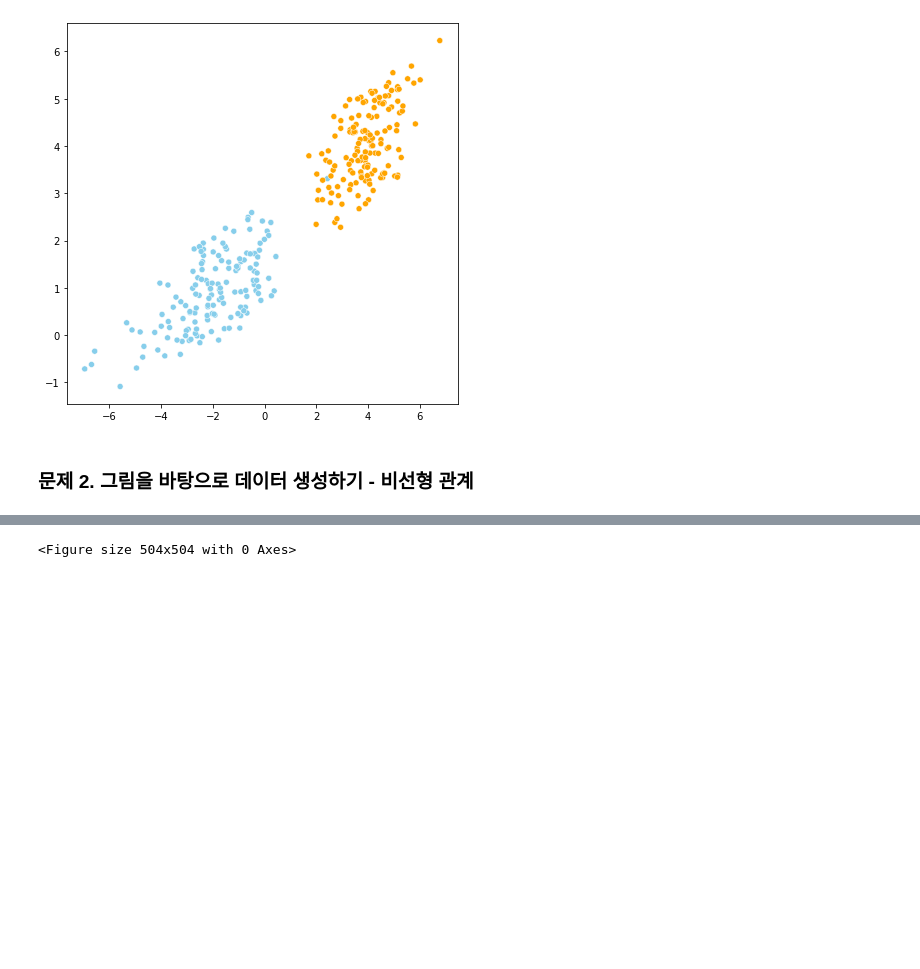
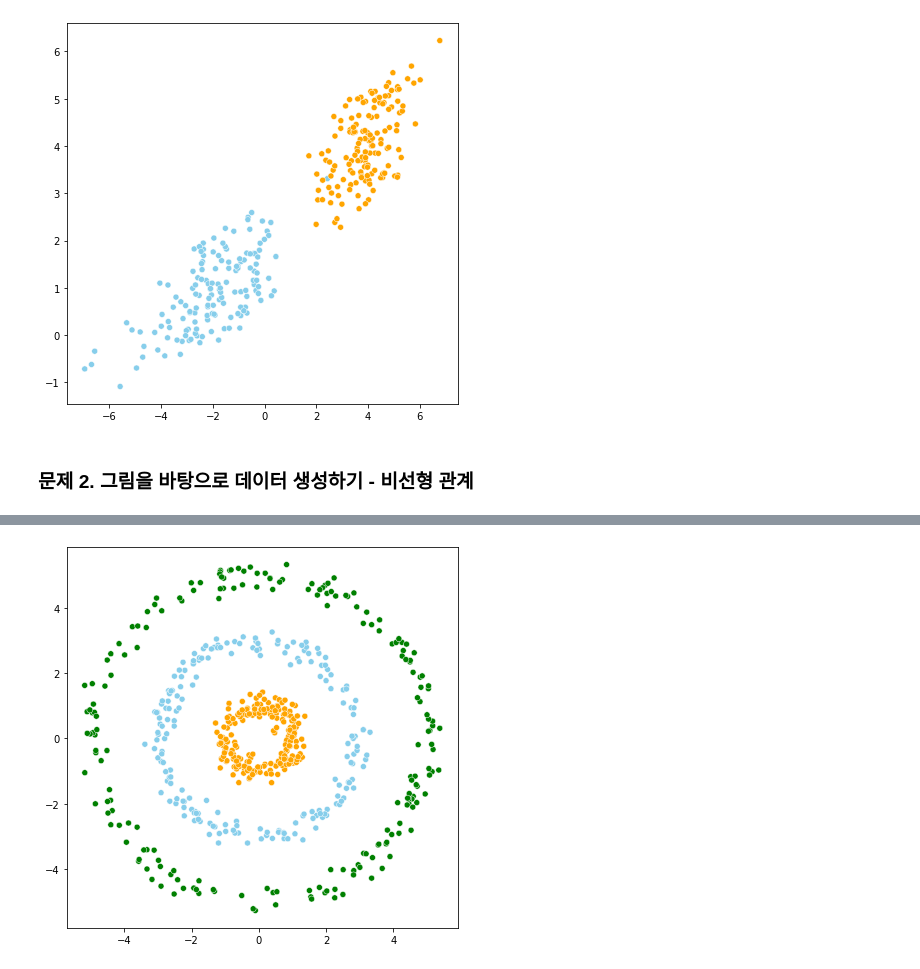
Before and after one commit to spacemaninSeoul/fast_campus_ML300, a Jupyter notebook: ML300P3패턴인식C2.ipynb, the cells around one changed output, grey strips where cells are left out. Saved outputs shown, nothing was run; the diff lists cells and outputs as text; code cells hidden in the pictures; blank space fills up the shorter version.

```diff
--- a/ML300P3패턴인식C2.ipynb
+++ b/ML300P3패턴인식C2.ipynb
@@ -151,11 +151,17 @@ def CircleXY(r, n, sigma):
 # %%
 ##(문제) seaborn.scatterplot을 이용하고 아래의 파라미터들을 활용하여 Concentric circles 플랏을 완성합니다.
 plt.figure(figsize=(7, 7))
 n = 200
 r_list = [1, 3, 5]
 sigma = 0.2
 param_lists = [(r, n, sigma) for r in r_list]
 coordinates = [ CircleXY(param[0], param[1], param[2]) for param in param_lists]
 color_code = {1:'Orange', 3:'Skyblue', 5:'Green'}
+
+for j in range(0, len(coordinates)):
+  x, y, group = coordinates[j]
+  sns.scatterplot(x = x, y = y, c = [color_code.get(i) for i in group])
+
+plt.show()
 # %% [output]
-<Figure size 504x504 with 0 Axes>
+[figure, added]
```
Also changed, not shown: parts of 36 cells of this notebook.
